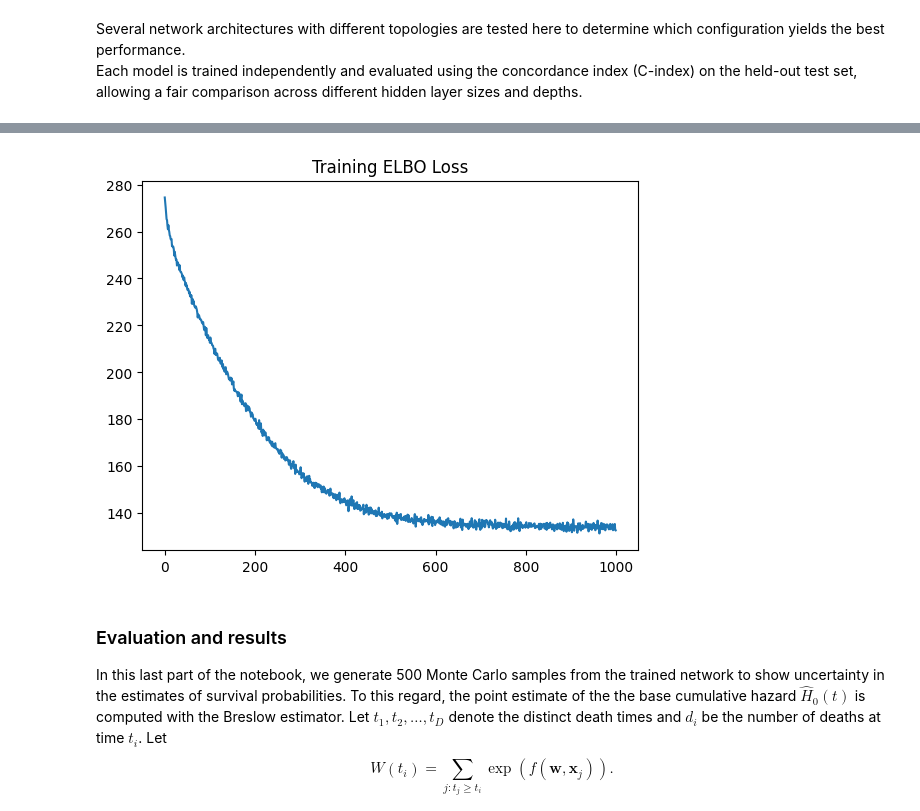
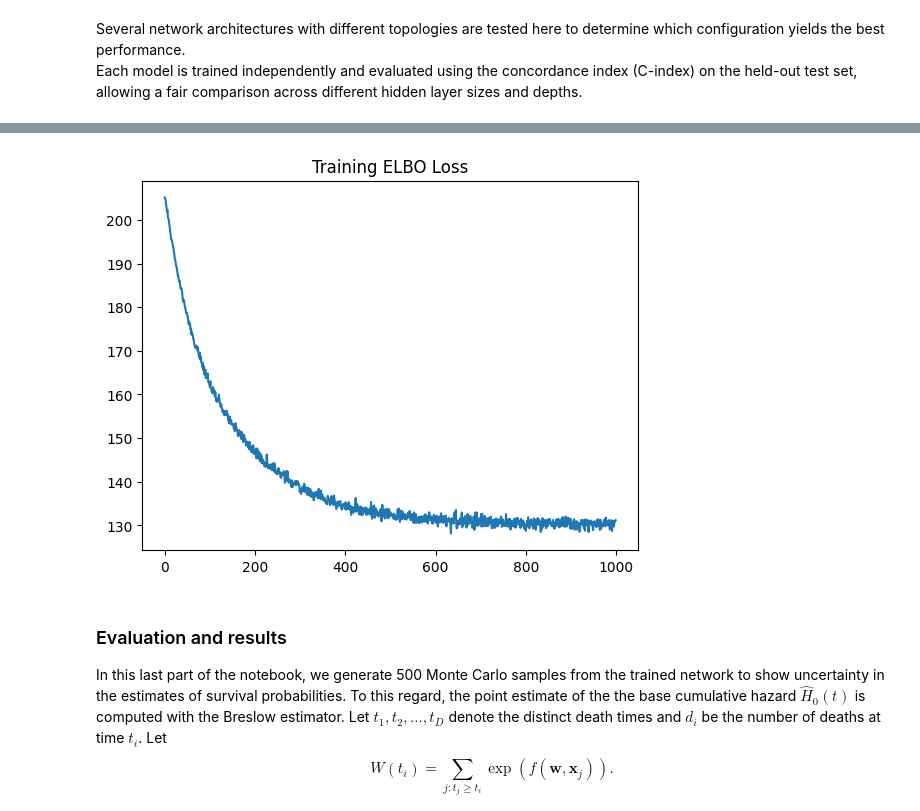
Before and after one commit to GioZd/Cox-BNN, a Jupyter notebook: cox-bnn.ipynb, the cells around one changed output, grey strips where cells are left out. Saved outputs shown, nothing was run; the diff lists cells and outputs as text; code cells hidden in the pictures.

```diff
--- a/cox-bnn.ipynb
+++ b/cox-bnn.ipynb
@@ -518,11 +531,11 @@ Training complete for bnn_8!
 All models trained successfully
 Available variables: ['bnn_0', 'bnn_1', 'bnn_2', 'bnn_3', 'bnn_4', 'bnn_5', 'bnn_6', 'bnn_7', 'bnn_8']
 # %%
-plt.plot(losses_1)
+plt.plot(losses_0)
 plt.title("Training ELBO Loss")
 plt.show()
 # %% [output]
-[figure, old version]
+[figure, new version]
 # %% [markdown]
 ### Evaluation and results
 
```
Also changed, not shown: parts of 11 cells of this notebook, 2 other files.
